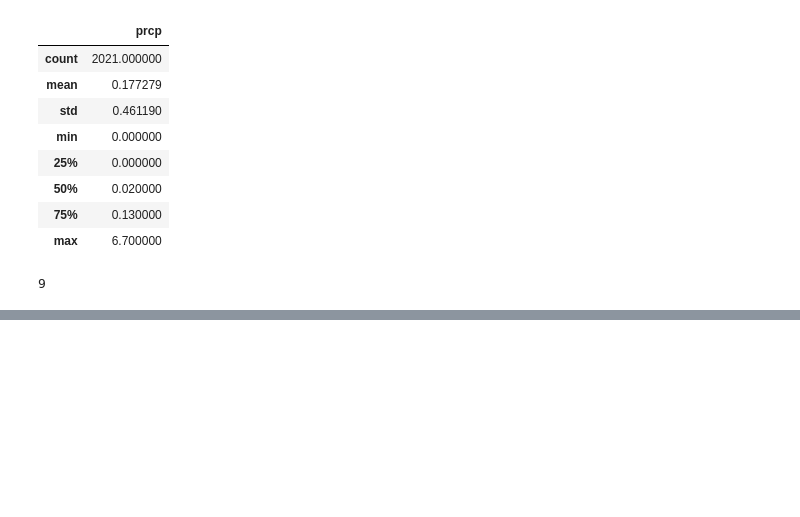
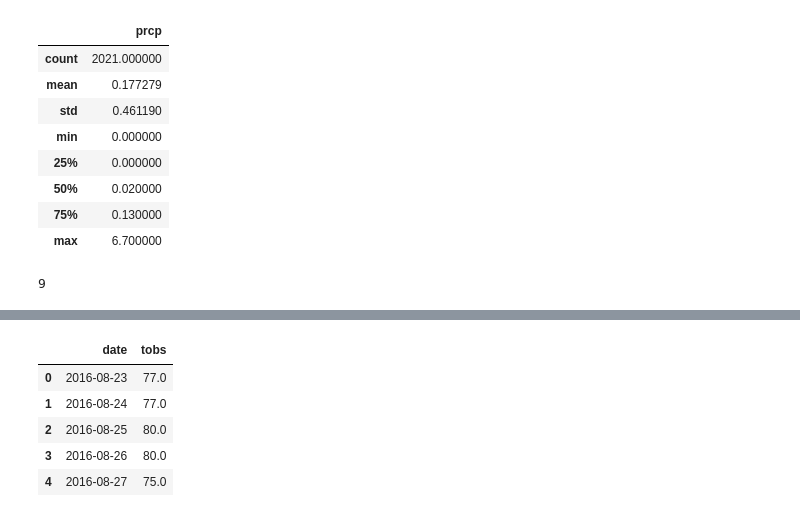
Before and after one commit to alekyaagadiraju/sqlalchemy-challenge, a Jupyter notebook: Untitled.ipynb, the cells around one changed output, grey strips where cells are left out. Drawn from its saved outputs; the diff is of its cells as text; code cells hidden in the pictures; blank space fills up the shorter version.

```diff
--- a/Untitled.ipynb
+++ b/Untitled.ipynb
@@ -117,0 +142,12 @@ station_data['station'].nunique()
+# %%
+# Choose the station with the highest number of temperature observations.
+# Query the last 12 months of temperature observation data for this station and plot the results as a histogram
+temp_data = pd.read_sql("SELECT date, tobs FROM Measurement WHERE date >= '2016-08-23' AND station == 'USC00519281'", conn)
+temp_data.head()
+# %% [output]
+|  | date | tobs |
+| 0 | 2016-08-23 | 77.0 |
+| 1 | 2016-08-24 | 77.0 |
+| 2 | 2016-08-25 | 80.0 |
+| 3 | 2016-08-26 | 80.0 |
+| 4 | 2016-08-27 | 75.0 |
```
Also changed, not shown: parts of 5 cells of this notebook.
